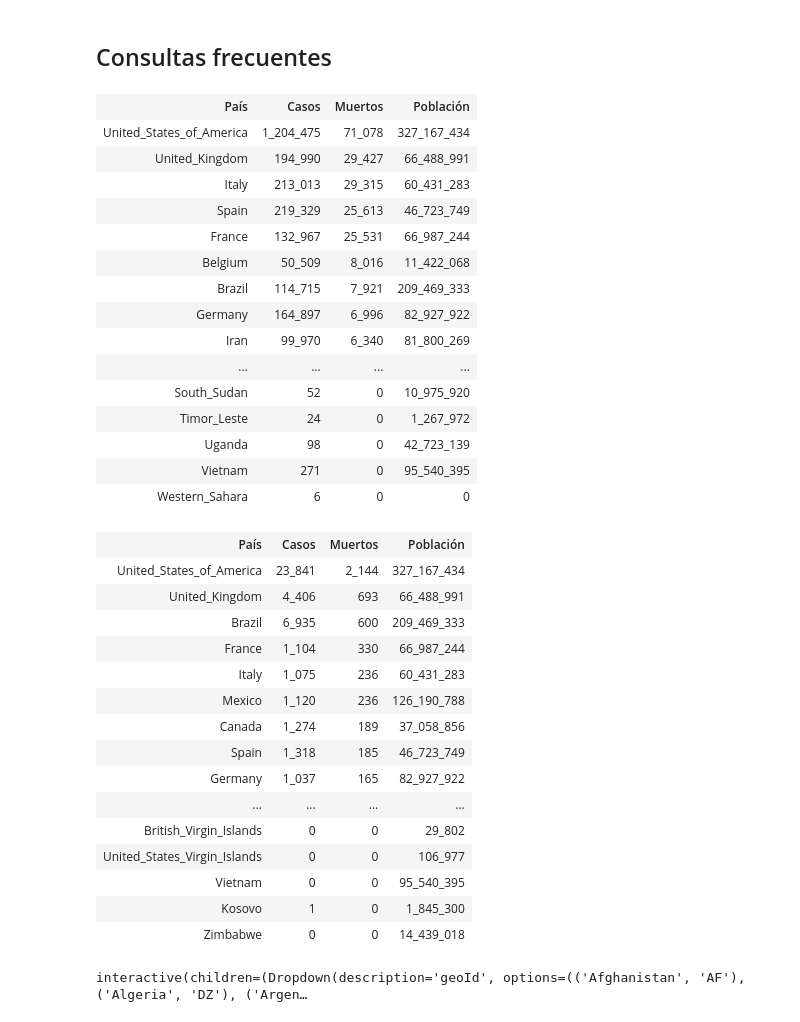
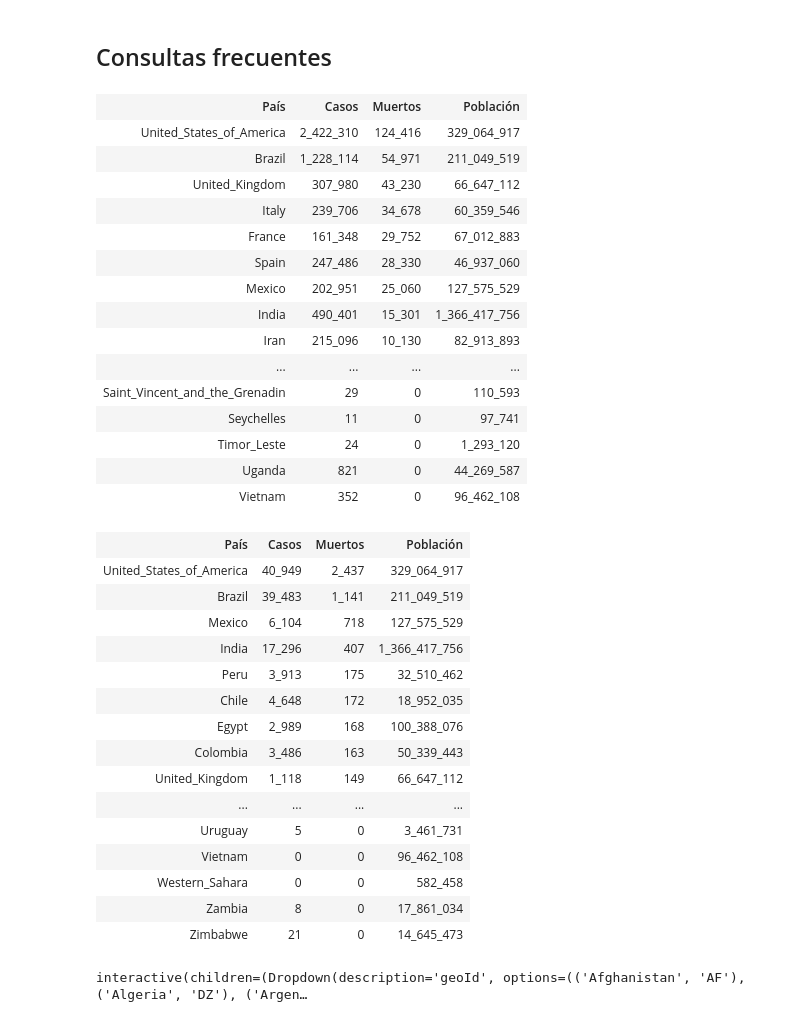
Before and after one commit to dbuendiab/coronavirus, a Jupyter notebook: Coronavirus 3 - Gráfica.ipynb, the cells around one changed output. Drawn from its saved outputs; the diff is of its cells as text; code cells hidden in the pictures.

```diff
--- a/Coronavirus 3 - Gráfica.ipynb
+++ b/Coronavirus 3 - Gráfica.ipynb
@@ -351,79 +349,70 @@ def get_table(list2D, column_names):
 # %%
 ## Muertos acumulados por países, en orden decreciente ----
 from IPython.display import display, HTML
 
 cur.execute("""
 SELECT a.countriesAndTerritories AS paises,
-        SUM(a.cases) AS cases, SUM(a.deaths) AS deaths, AVG(a.popData2018) AS pobl
+        SUM(a.cases) AS cases, SUM(a.deaths) AS deaths, AVG(a.popData2019) AS pobl
 FROM  covid AS a
 GROUP BY a.countriesAndTerritories
 ORDER BY deaths DESC""")
 
 rows = cur.fetchall()
 columnas = ('País','Casos','Muertos','Población')
 filas = ((f"{x[0]:30.30}", f"{x[1]:>7_}", f"{x[2]:>6_}", f"{x[3]:>13_.0f}") for x in rows)
 
 display(HTML(get_table(filas, columnas )))
 # %% [output]
 | País | Casos | Muertos | Población |
-| United_States_of_America | 1_204_475 | 71_078 | 327_167_434 |
-| United_Kingdom | 194_990 | 29_427 | 66_488_991 |
-| Italy | 213_013 | 29_315 | 60_431_283 |
-| Spain | 219_329 | 25_613 | 46_723_749 |
-| France | 132_967 | 25_531 | 66_987_244 |
-| Belgium | 50_509 | 8_016 | 11_422_068 |
-| Brazil | 114_715 | 7_921 | 209_469_333 |
-| Germany | 164_897 | 6_996 | 82_927_922 |
-| Iran | 99_970 | 6_340 | 81_800_269 |
+| United_States_of_America | 2_422_310 | 124_416 | 329_064_917 |
+| Brazil | 1_228_114 | 54_971 | 211_049_519 |
+| United_Kingdom | 307_980 | 43_230 | 66_647_112 |
+| Italy | 239_706 | 34_678 | 60_359_546 |
+| France | 161_348 | 29_752 | 67_012_883 |
+| Spain | 247_486 | 28_330 | 46_937_060 |
+| Mexico | 202_951 | 25_060 | 127_575_529 |
+| India | 490_401 | 15_301 | 1_366_417_756 |
+| Iran | 215_096 | 10_130 | 82_913_893 |
 | ... | ... | ... | ... |
-| South_Sudan | 52 | 0 | 10_975_920 |
-| Timor_Leste | 24 | 0 | 1_267_972 |
-| Uganda | 98 | 0 | 42_723_139 |
-| Vietnam | 271 | 0 | 95_540_395 |
-| Western_Sahara | 6 | 0 | 0 |
+| Saint_Vincent_and_the_Grenadin | 29 | 0 | 110_593 |
+| Seychelles | 11 | 0 | 97_741 |
+| Timor_Leste | 24 | 0 | 1_293_120 |
+| Uganda | 821 | 0 | 44_269_587 |
+| Vietnam | 352 | 0 | 96_462_108 |
 # %%
 ## Muertos en el último día por países, en orden decreciente ----
 from IPython.display import display, HTML
 
 cur.execute('''
-SELECT a.countriesAndTerritories AS paises, -- a.dateISO, b.dateISOmax, b.countriesAndTerritories,
-    cases, deaths, popData2018
-FROM covid AS a
-INNER JOIN (
-    SELECT geoId, countriesAndTerritories, MAX(dateISO) as dateISOmax
-    FROM covid
-    GROUP BY geoId, countriesAndTerritories
-) AS b
-ON a.geoId = b.geoId AND a.dateISO = b.dateISOmax
--- WHERE dateISO = (SELECT MAX(dateISO) FROM covid WHERE countriesAndTerritories = a.countriesAndTerritories)
-ORDER BY deaths DESC
+SELECT countriesAndTerritories AS paises,
+    cases, deaths, popData2019
+FROM covid
+WHERE dateISO = (SELECT MAX(dateISO) FROM covid)
+ORDER BY 3 DESC
 ''')
 
 rows = cur.fetchall()
-#print(rows)
-#assert False
-
 columnas = ('País','Casos','Muertos','Población')
-filas = ((f"{x[0]:30.30}", f"{x[1]:>7_}", f"{x[2]:>6_}", f"{x[3]:>13_.0f}") for x in rows if isinstance(x[3], (int, float)))
+filas = ((f"{x[0]:30.30}", f"{x[1]:>7_}", f"{x[2]:>6_}", f"{x[3]:>13_.0f}") for x in rows)
 
 display(HTML(get_table(filas, columnas )))
 # %% [output]
 | País | Casos | Muertos | Población |
-| United_States_of_America | 23_841 | 2_144 | 327_167_434 |
-| United_Kingdom | 4_406 | 693 | 66_488_991 |
-| Brazil | 6_935 | 600 | 209_469_333 |
-| France | 1_104 | 330 | 66_987_244 |
-| Italy | 1_075 | 236 | 60_431_283 |
-| Mexico | 1_120 | 236 | 126_190_788 |
-| Canada | 1_274 | 189 | 37_058_856 |
-| Spain | 1_318 | 185 | 46_723_749 |
-| Germany | 1_037 | 165 | 82_927_922 |
+| United_States_of_America | 40_949 | 2_437 | 329_064_917 |
+| Brazil | 39_483 | 1_141 | 211_049_519 |
+| Mexico | 6_104 | 718 | 127_575_529 |
+| India | 17_296 | 407 | 1_366_417_756 |
+| Peru | 3_913 | 175 | 32_510_462 |
+| Chile | 4_648 | 172 | 18_952_035 |
+| Egypt | 2_989 | 168 | 100_388_076 |
+| Colombia | 3_486 | 163 | 50_339_443 |
+| United_Kingdom | 1_118 | 149 | 66_647_112 |
 | ... | ... | ... | ... |
-| British_Virgin_Islands | 0 | 0 | 29_802 |
-| United_States_Virgin_Islands | 0 | 0 | 106_977 |
-| Vietnam | 0 | 0 | 95_540_395 |
-| Kosovo | 1 | 0 | 1_845_300 |
-| Zimbabwe | 0 | 0 | 14_439_018 |
+| Uruguay | 5 | 0 | 3_461_731 |
+| Vietnam | 0 | 0 | 96_462_108 |
+| Western_Sahara | 0 | 0 | 582_458 |
+| Zambia | 8 | 0 | 17_861_034 |
+| Zimbabwe | 21 | 0 | 14_645_473 |
 # %%
 # Código para ver evolución casos/muertes por país ----
 import ipywidgets as widgets
```
Also changed, not shown: parts of 5 cells of this notebook.
